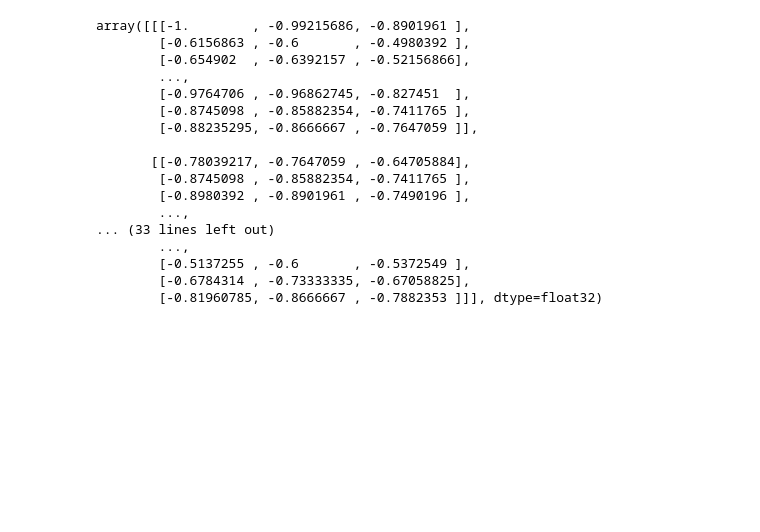
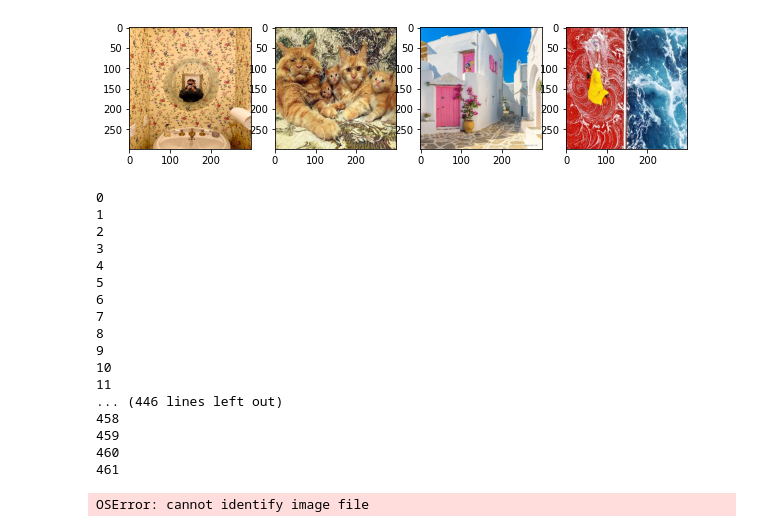
Before and after one commit to ssoi/accidentallywes, a Jupyter notebook: notebooks/labels.ipynb, the cells around one changed output. Saved outputs shown, nothing was run; the diff lists cells and outputs as text; code cells hidden in the pictures; blank space fills up the shorter version.

```diff
--- a/notebooks/labels.ipynb
+++ b/notebooks/labels.ipynb
@@ -42,5 +43,0 @@ sns.scatterplot(
-# %%
-_, filename = os.path.split(labels[labels["comments"] > 1000]["image"].iloc[0])
-filepath = os.path.join(IMAGEDIR, filename)
-img = Image.open(filepath)
-plt.imshow(img)
@@ -58,24 +64,40 @@ sns.scatterplot(
 # %%
-_, filename = os.path.split(labels.iloc[labels["score"].sort_values(ascending=False).index[6]]["image"])
-filepath = os.path.join(IMAGEDIR, filename)
-img = Image.open(filepath)
+plt.figure(figsize=(10, 16))
+
+for idx in range(4):
+    _, filename = os.path.split(labels.iloc[labels["score"].sort_values(ascending=False).index[idx]]["image"])
+    filepath = os.path.join(IMAGEDIR, filename)
+    image = Image.open(filepath)
+
+    plt.subplot(1, 4, idx + 1)
+    plt.imshow(image.resize((299, 299)))
+# %% [output]
+[figure, added]
-# %%
-inception_v3.preprocess_input(np.array(img.resize((512, 512))))
-# %% [output]
-array([[[-1.        , -0.99215686, -0.8901961 ],
-        [-0.6156863 , -0.6       , -0.4980392 ],
-        [-0.654902  , -0.6392157 , -0.52156866],
-        ...,
-        [-0.9764706 , -0.96862745, -0.827451  ],
-        [-0.8745098 , -0.85882354, -0.7411765 ],
-        [-0.88235295, -0.8666667 , -0.7647059 ]],
-
-       [[-0.78039217, -0.7647059 , -0.64705884],
-        [-0.8745098 , -0.85882354, -0.7411765 ],
-        [-0.8980392 , -0.8901961 , -0.7490196 ],
-        ...,
-... (33 lines left out)
-        ...,
-        [-0.5137255 , -0.6       , -0.5372549 ],
-        [-0.6784314 , -0.73333335, -0.67058825],
-        [-0.81960785, -0.8666667 , -0.7882353 ]]], dtype=float32)
+# %%
+filenames = (os.path.split(image_url)[1] for image_url in labels["image"])
+filepaths = (os.path.join(IMAGEDIR, filename) for filename in filenames)
+images = (Image.open(filepath) for filepath in filepaths)
+
+processed_images = []
+for idx, image in enumerate(images):
+    print(idx)
+    processed_images.append(inception_v3.preprocess_input(np.array(image.resize((299, 299)))))
+# %% [output]
+0
+1
+2
+3
+4
+5
+6
+7
+8
+9
+10
+11
+... (446 lines left out)
+458
+459
+460
+461
+OSError: cannot identify image file
```
Also changed, not shown: parts of 15 cells of this notebook.
